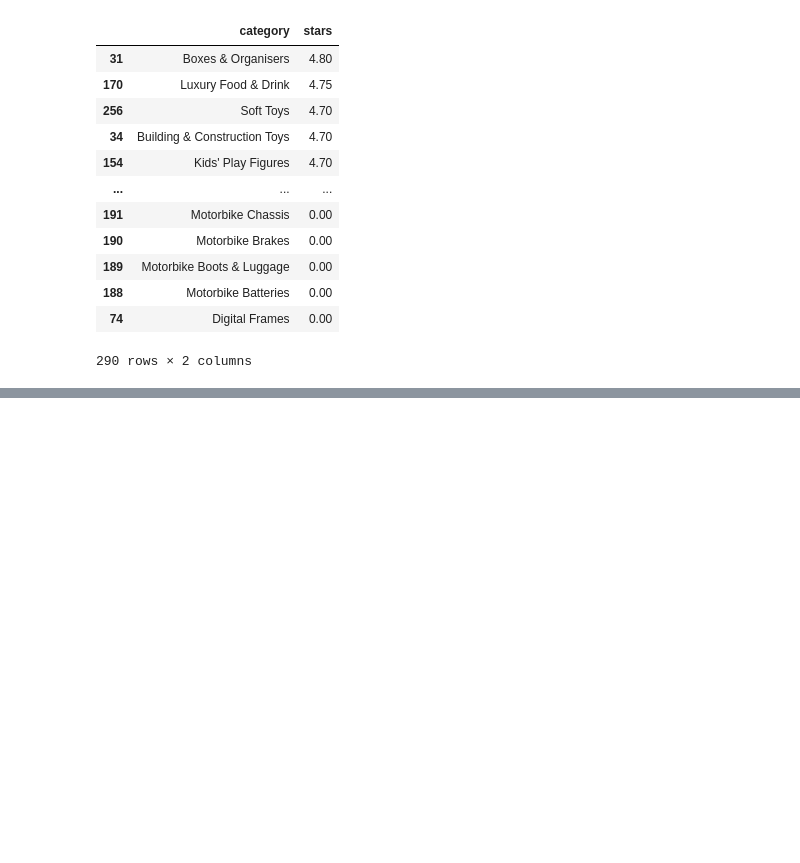
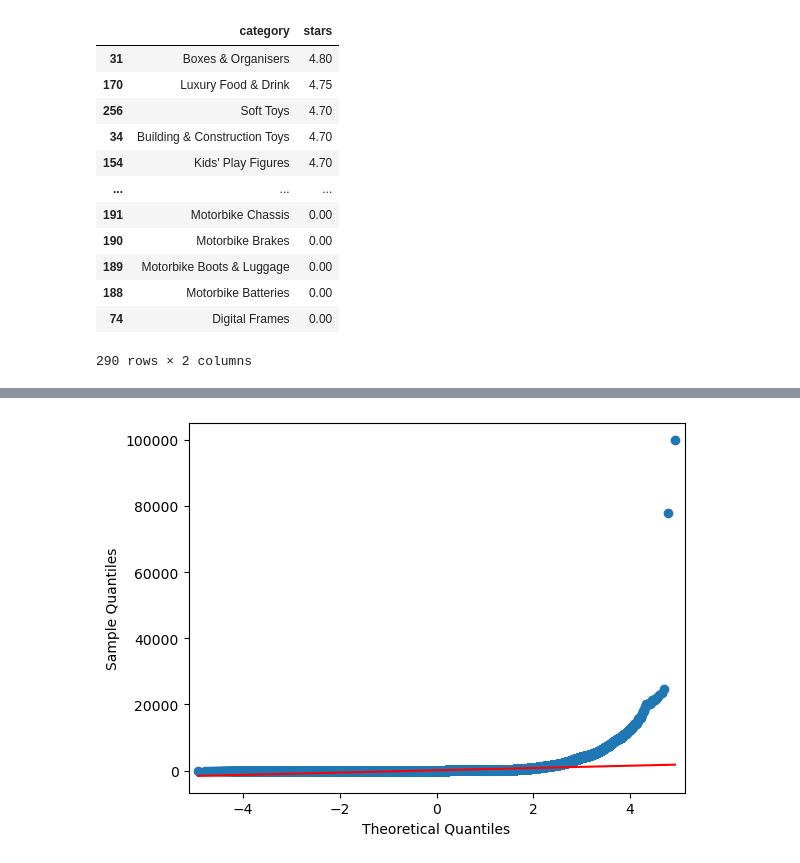
Before and after one commit to YuriBerlin/lab-eda-bivariate, a Jupyter notebook: EDA Bivariate Analysis.ipynb, the cells around one changed output, grey strips where cells are left out. Saved outputs shown, nothing was run; the diff lists cells and outputs as text; code cells hidden in the pictures; blank space fills up the shorter version.

```diff
--- a/EDA Bivariate Analysis.ipynb
+++ b/EDA Bivariate Analysis.ipynb
@@ -356,0 +397,7 @@ med_stars.sort_values(by='stars', ascending=False)
+# %%
+import statsmodels.api as sm
+
+# Generating a Q-Q plot for 'SalePrice' to check if its distribution follows a normal distribution
+sm.qqplot(df.price, line='s');
+# %% [output]
+[figure, added]
```
Also changed, not shown: parts of 5 cells of this notebook.
